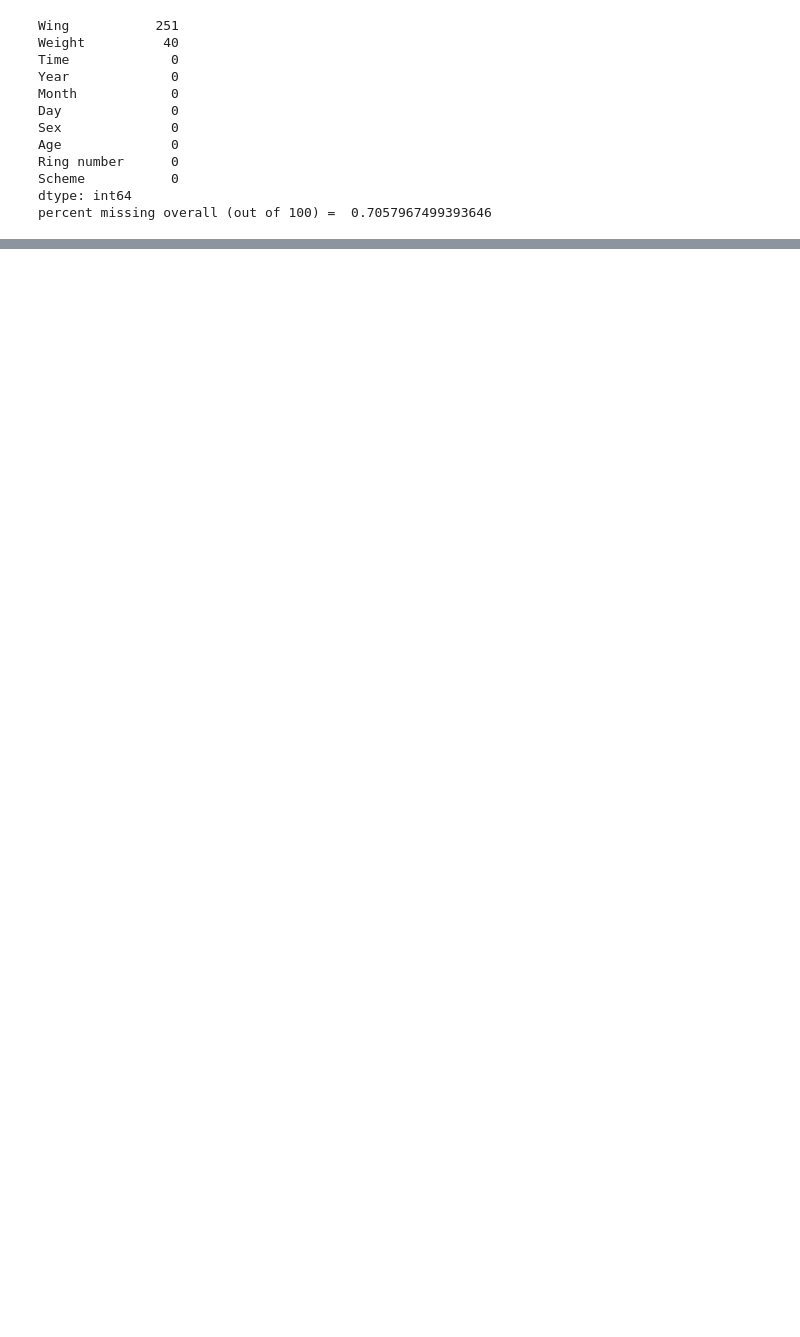
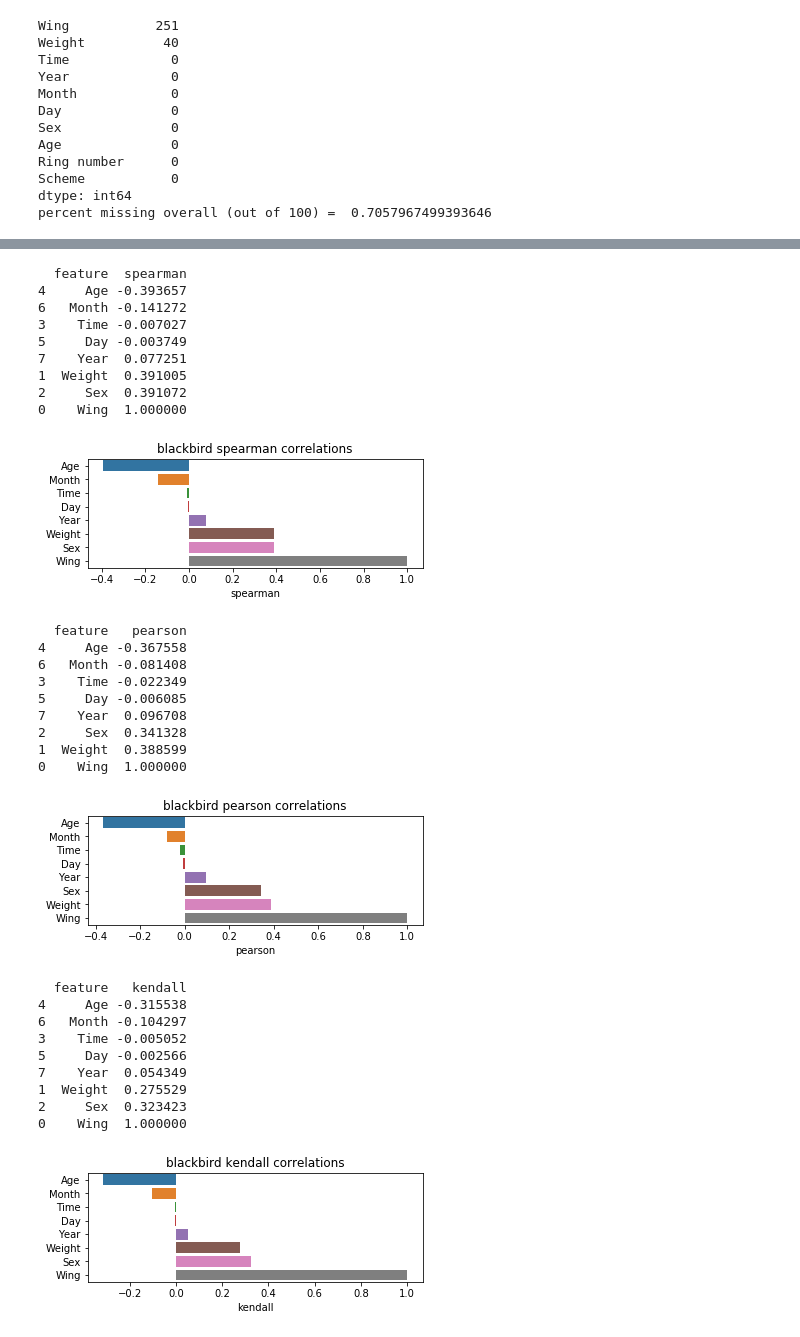
Before and after one commit to foreverloop/oneoff-example-code, a Jupyter notebook: blackbird_eda_models.ipynb, the cells around one changed output, grey strips where cells are left out. Drawn from its saved outputs; the diff is of its cells as text; code cells hidden in the pictures; blank space fills up the shorter version.

```diff
--- a/blackbird_eda_models.ipynb
+++ b/blackbird_eda_models.ipynb
@@ -91,13 +141,11 @@ ValueError: cannot convert float NaN to integer
 #change the categorical letters to discrete nominal and ordinal values respectively
 #this is so they will work properly with models and such later on
 le = LabelEncoder()
-le.fit(["F", "M", "U"])
-le.transform(df_birds['Sex'])
+le.fit(df_birds['Sex'])
+df_birds['Sex'] = le.transform(df_birds['Sex'])
+print("Sex labels: ",le.classes_)
 le = LabelEncoder()
-le.fit(["A","U","J","F"])
-le.transform(df_birds['Age'])
-
-blackbird_numeric_features = ['Wing','Weight']
-scaler = StandardScaler()
-scaler.fit(df)
+le.fit(df_birds['Age'])
+df_birds['Age'] = le.transform(df_birds['Age'])
+print("Age labels: ",le.classes_)
 # %% [output]
@@ -140,0 +154,56 @@ TypeError: unsupported operand type(s) for /: 'str' and 'int'
+# %%
+def build_correlate_graph(df_to_corr, features,correlate_for,corr_type):
+    mydf = pd.DataFrame()
+    mydf['feature'] = features
+    mydf[corr_type] = [df_to_corr[f].corr(df_to_corr[correlate_for], corr_type) for f in features]
+    mydf = mydf.sort_values(corr_type)
+    print(mydf)
+    plt.figure(figsize=(6, 0.25*len(features)))
+    ax = sns.barplot(data=mydf, y='feature', x=corr_type, orient='h')
+    ax.set_title("blackbird {0} correlations".format(corr_type))
+    plt.ylabel('')
+    plt.show()
+# %%
+#do spearman, pearsons and kendall correlations
+#No correlations for scheme because there is one scheme which account for {0} of the schemes involved"6/len(df_birds)
+#No for Ring number, since it is just an identifier for the bird and not actually useful for prediction
+blackbird_corr_features = ['Wing','Weight','Sex','Time','Age','Day','Month','Year']
+
+build_correlate_graph(df_birds,blackbird_corr_features,'Wing','spearman')
+build_correlate_graph(df_birds,blackbird_corr_features,'Wing','pearson')
+build_correlate_graph(df_birds,blackbird_corr_features,'Wing','kendall')
+
+#The most correlated features, in order: Weight, Age and Sex
+#descision not to scale values since Sex cannot be scaled and only Weight and Age could be
+#which is inconsistent overall
+# %% [output]
+  feature  spearman
+4     Age -0.393657
+6   Month -0.141272
+3    Time -0.007027
+5     Day -0.003749
+7    Year  0.077251
+1  Weight  0.391005
+2     Sex  0.391072
+0    Wing  1.000000
+[figure, added]
+  feature   pearson
+4     Age -0.367558
+6   Month -0.081408
+3    Time -0.022349
+5     Day -0.006085
+7    Year  0.096708
+2     Sex  0.341328
+1  Weight  0.388599
+0    Wing  1.000000
+[figure, added]
+  feature   kendall
+4     Age -0.315538
+6   Month -0.104297
+3    Time -0.005052
+5     Day -0.002566
+7    Year  0.054349
+1  Weight  0.275529
+2     Sex  0.323423
+0    Wing  1.000000
+[figure, added]
```
Also changed, not shown: parts of 15 cells of this notebook.
